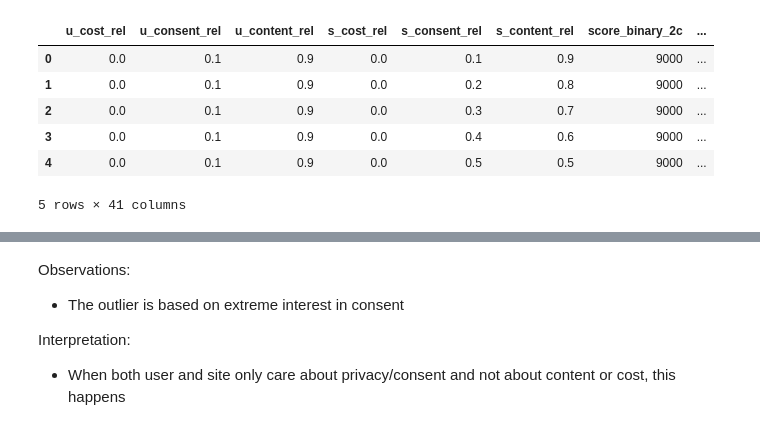
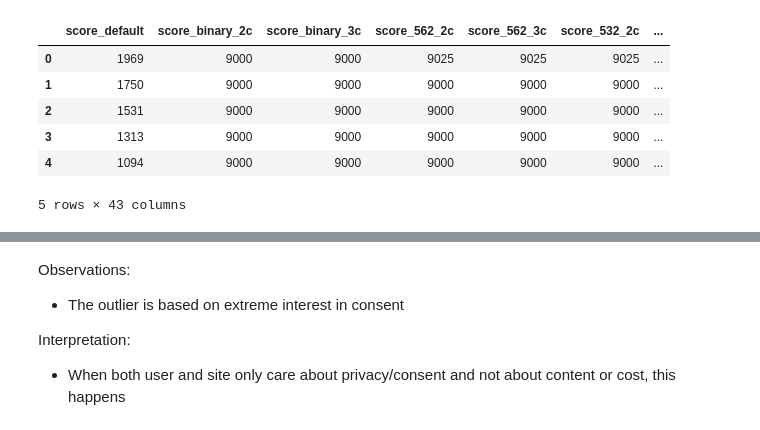
Before and after one commit to 82beja1bwi/contract-evaluation, a Jupyter notebook: eval.ipynb, the cells around one changed output, grey strips where cells are left out. Saved outputs shown, nothing was run; the diff lists cells and outputs as text; code cells hidden in the pictures.

```diff
--- a/eval.ipynb
+++ b/eval.ipynb
@@ -4,6 +35,13 @@ import pandas as pd
 # %%
+#imports
+import pandas as pd
+
 # load and present dataset
 df = pd.read_csv('./output.csv')
 
+# csv creating script always puts one unnamed last column. removed here
+df.drop(df.columns[-1], axis=1, inplace=True)
+
+# Top 5 Rows for overview of columns and values
 df.head()
 # %% [output]
@@ -16,16 +172,18 @@ df.head()
 # %%
+# Copy for gains analysis
+gains_df = df.iloc[:,6:].copy()
 # Create additional columns
-df['diff_562_2c'] = df['score_562_2c'] - df['score_binary_2c']
-df['diff_562_3c'] = df['score_562_3c'] - df['score_binary_3c']
+gains_df['diff_562_2c'] = gains_df['score_562_2c'] - gains_df['score_binary_2c']
+gains_df['diff_562_3c'] = gains_df['score_562_3c'] - gains_df['score_binary_3c']
 
-df['diff_532_2c'] = df['score_532_2c'] - df['score_binary_2c']
-df['diff_532_3c'] = df['score_532_3c'] - df['score_binary_3c']
+gains_df['diff_532_2c'] = gains_df['score_532_2c'] - gains_df['score_binary_2c']
+gains_df['diff_532_3c'] = gains_df['score_532_3c'] - gains_df['score_binary_3c']
 
-df['diff_524_2c'] = df['score_524_2c'] - df['score_binary_2c']
-df['diff_524_3c'] = df['score_524_3c'] - df['score_binary_3c']
+gains_df['diff_524_2c'] = gains_df['score_524_2c'] - gains_df['score_binary_2c']
+gains_df['diff_524_3c'] = gains_df['score_524_3c'] - gains_df['score_binary_3c']
 
-df['diff_564_2c'] = df['score_564_2c'] - df['score_binary_2c']
-df['diff_564_3c'] = df['score_564_3c'] - df['score_binary_3c']
+gains_df['diff_564_2c'] = gains_df['score_564_2c'] - gains_df['score_binary_2c']
+gains_df['diff_564_3c'] = gains_df['score_564_3c'] - gains_df['score_binary_3c']
 
 # function to calculate the absolute difference range
 def get_diff_abs(diff):
@@ -35,54 +193,54 @@ def get_diff_abs(diff):
         return "1to100"
     elif 100 < diff <= 500:
         return "101to500"
     elif 500 < diff <= 1000:
         return "501to1000"
     elif 1000 < diff <= 2000:
         return "1001to2000"
     elif diff > 2000:
         return "greaterThan2000"
     else:
         return "invalid"
 
 # Calculate absolute difference ranges
-df['abs_562_2c'] = df['diff_562_2c'].apply(get_diff_abs)
-df['abs_562_3c'] = df['diff_562_3c'].apply(get_diff_abs)
+gains_df['abs_562_2c'] = gains_df['diff_562_2c'].apply(get_diff_abs)
+gains_df['abs_562_3c'] = gains_df['diff_562_3c'].apply(get_diff_abs)
 
-df['abs_532_2c'] = df['diff_532_2c'].apply(get_diff_abs)
-df['abs_532_3c'] = df['diff_532_3c'].apply(get_diff_abs)
+gains_df['abs_532_2c'] = gains_df['diff_532_2c'].apply(get_diff_abs)
+gains_df['abs_532_3c'] = gains_df['diff_532_3c'].apply(get_diff_abs)
 
-df['abs_524_2c'] = df['diff_524_2c'].apply(get_diff_abs)
-df['abs_524_3c'] = df['diff_524_3c'].apply(get_diff_abs)
+gains_df['abs_524_2c'] = gains_df['diff_524_2c'].apply(get_diff_abs)
+gains_df['abs_524_3c'] = gains_df['diff_524_3c'].apply(get_diff_abs)
 
-df['abs_564_2c'] = df['diff_564_2c'].apply(get_diff_abs)
-df['abs_564_3c'] = df['diff_564_3c'].apply(get_diff_abs)
+gains_df['abs_564_2c'] = gains_df['diff_564_2c'].apply(get_diff_abs)
+gains_df['abs_564_3c'] = gains_df['diff_564_3c'].apply(get_diff_abs)
 
 # function to calculate the relative difference
 def get_diff_rel(diff):
     return
 # Calculate the relative difference
 #df['diff_2c_rel'] = round(df['diff_2c']/df['score_binary_2c'],3)
 #df['diff_3c_rel'] = round(df['diff_3c']/df['score_binary_3c'],3)
-df['rel_562_2c'] = round(df['diff_562_2c']/df['score_binary_2c'],3)
-df['rel_562_3c'] = round(df['diff_562_3c']/df['score_binary_3c'],3)
+gains_df['rel_562_2c'] = round(gains_df['diff_562_2c']/gains_df['score_binary_2c'],3)
+gains_df['rel_562_3c'] = round(gains_df['diff_562_3c']/gains_df['score_binary_3c'],3)
 
-df['rel_532_2c'] = round(df['diff_532_2c']/df['score_binary_2c'],3)
-df['rel_532_3c'] = round(df['diff_532_3c']/df['score_binary_3c'],3)
+gains_df['rel_532_2c'] = round(gains_df['diff_532_2c']/gains_df['score_binary_2c'],3)
+gains_df['rel_532_3c'] = round(gains_df['diff_532_3c']/gains_df['score_binary_3c'],3)
 
-df['rel_524_2c'] = round(df['diff_524_2c']/df['score_binary_2c'],3)
-df['rel_524_3c'] = round(df['diff_524_3c']/df['score_binary_3c'],3)
+gains_df['rel_524_2c'] = round(gains_df['diff_524_2c']/gains_df['score_binary_2c'],3)
+gains_df['rel_524_3c'] = round(gains_df['diff_524_3c']/gains_df['score_binary_3c'],3)
 
-df['rel_564_2c'] = round(df['diff_564_2c']/df['score_binary_2c'],3)
-df['rel_564_3c'] = round(df['diff_564_3c']/df['score_binary_3c'],3)
+gains_df['rel_564_2c'] = round(gains_df['diff_564_2c']/gains_df['score_binary_2c'],3)
+gains_df['rel_564_3c'] = round(gains_df['diff_564_3c']/gains_df['score_binary_3c'],3)
 
 
 # Display the DataFrame (which will be rendered as a table)
-df.head()
+gains_df.head()
 # %% [output]
-|  | u_cost_rel | u_consent_rel | u_content_rel | s_cost_rel | s_consent_rel | s_content_rel | score_binary_2c | ... |
-| 0 | 0.0 | 0.1 | 0.9 | 0.0 | 0.1 | 0.9 | 9000 | ... |
-| 1 | 0.0 | 0.1 | 0.9 | 0.0 | 0.2 | 0.8 | 9000 | ... |
-| 2 | 0.0 | 0.1 | 0.9 | 0.0 | 0.3 | 0.7 | 9000 | ... |
-| 3 | 0.0 | 0.1 | 0.9 | 0.0 | 0.4 | 0.6 | 9000 | ... |
-| 4 | 0.0 | 0.1 | 0.9 | 0.0 | 0.5 | 0.5 | 9000 | ... |
+|  | score_default | score_binary_2c | score_binary_3c | score_562_2c | score_562_3c | score_532_2c | ... |
+| 0 | 1969 | 9000 | 9000 | 9025 | 9025 | 9025 | ... |
+| 1 | 1750 | 9000 | 9000 | 9000 | 9000 | 9000 | ... |
+| 2 | 1531 | 9000 | 9000 | 9000 | 9000 | 9000 | ... |
+| 3 | 1313 | 9000 | 9000 | 9000 | 9000 | 9000 | ... |
+| 4 | 1094 | 9000 | 9000 | 9000 | 9000 | 9000 | ... |
-5 rows × 41 columns
+5 rows × 43 columns
```
Also changed, not shown: parts of 42 cells of this notebook, 6 other files.
